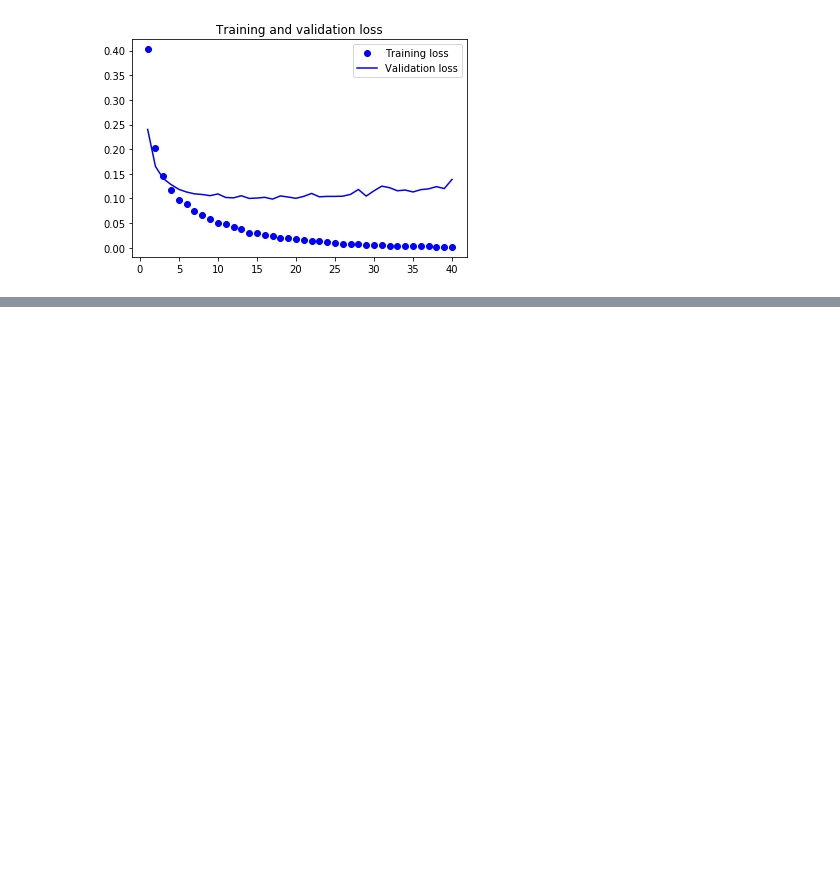
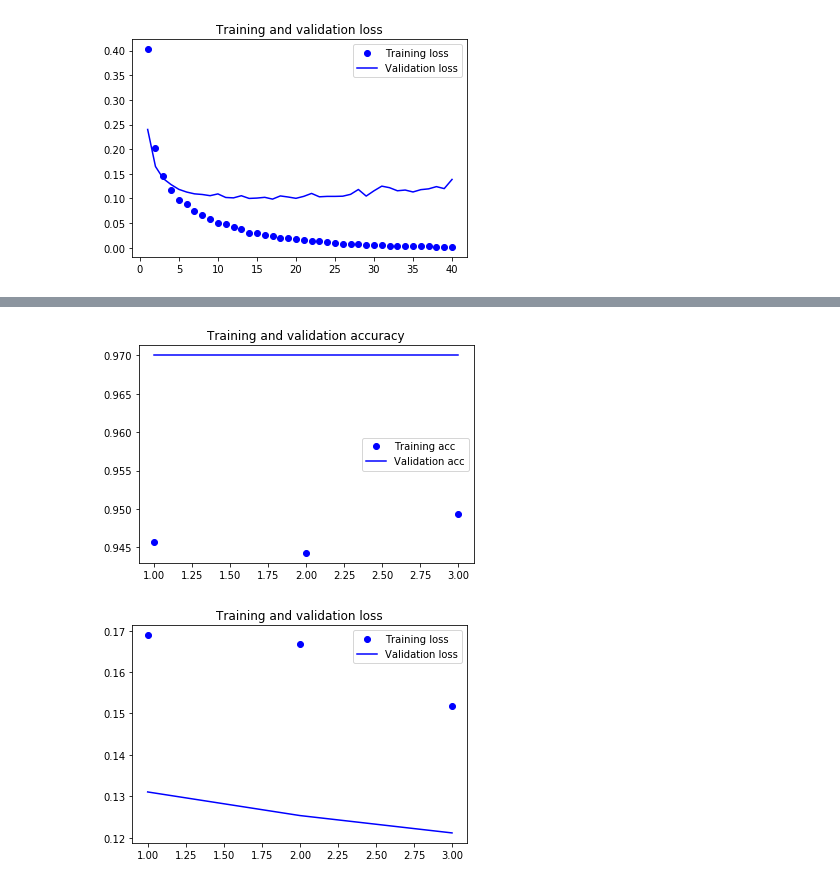
Before and after one commit to AlessandroBiagi/DataScienceProjects, a Jupyter notebook: FoodRecognition/scripts/main.ipynb, the cells around one changed output, grey strips where cells are left out. Drawn from its saved outputs; the diff is of its cells as text; code cells hidden in the pictures; blank space fills up the shorter version.

Commit message:
adding fine tuning model

```diff
--- a/FoodRecognition/scripts/main.ipynb
+++ b/FoodRecognition/scripts/main.ipynb
@@ -533,0 +527,25 @@ print(len(model.trainable_weights))
+# %%
+# training model_drop using data augmentation
+train_datagen_conv_aug = ImageDataGenerator(
+                    rescale=1./255,
+                    rotation_range=40,
+                    width_shift_range=0.2,
+                    height_shift_range=0.2,
+                    shear_range=0.2,
+                    zoom_range=0.2,
+                    horizontal_flip=True,
+                    fill_mode='nearest')
+
+test_datagen_conv_aug = ImageDataGenerator(rescale=1./255)
+
+train_generator_conv_aug = train_datagen_conv_aug.flow_from_directory(
+                                            train_dir,
+                                            target_size=(150, 150),
+                                            batch_size=20,
+                                            class_mode='binary')
+
+validation_generator_conv_aug = test_datagen_conv_aug.flow_from_directory(
+                                            validation_dir,
+                                            target_size=(150, 150),
+                                            batch_size=20,
+                                            class_mode='binary')
@@ -533,0 +633,3 @@ print(len(model.trainable_weights))
+# %%
+from tensorflow import keras
+model_tuning = keras.models.load_model('../models/conv_net_20201230_1.h5')
@@ -533,0 +655,11 @@ print(len(model.trainable_weights))
+# %%
+from keras import optimizers
+model_tuning.compile(loss='binary_crossentropy',
+                    optimizer=optimizers.RMSprop(lr=1e-5),
+                    metrics=['acc'])
+# %%
+history_tuning = model_tuning.fit_generator(train_generator_conv_aug,
+                                           steps_per_epoch=70,
+                                           epochs=3,
+                                           validation_data=validation_generator_conv_aug,
+                                           validation_steps=15)
@@ -533,0 +673,6 @@ print(len(model.trainable_weights))
+# %%
+import matplotlib.pyplot as plt
+nn_performance(history_tuning)
+# %% [output]
+[figure, added]
+[figure, added]
```
Also changed, not shown: parts of 25 cells of this notebook.
